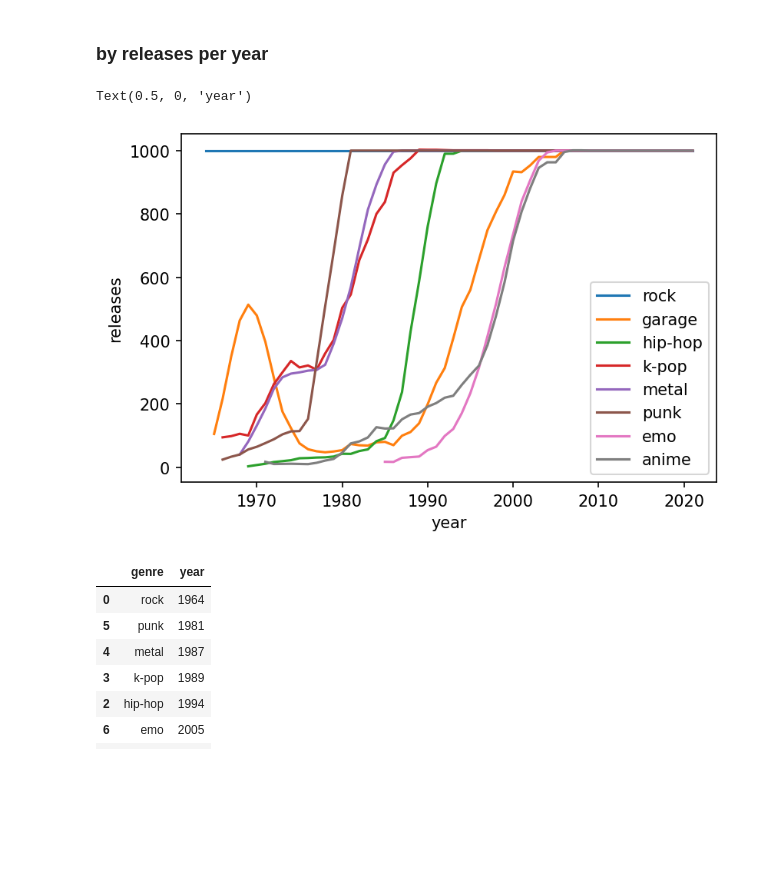
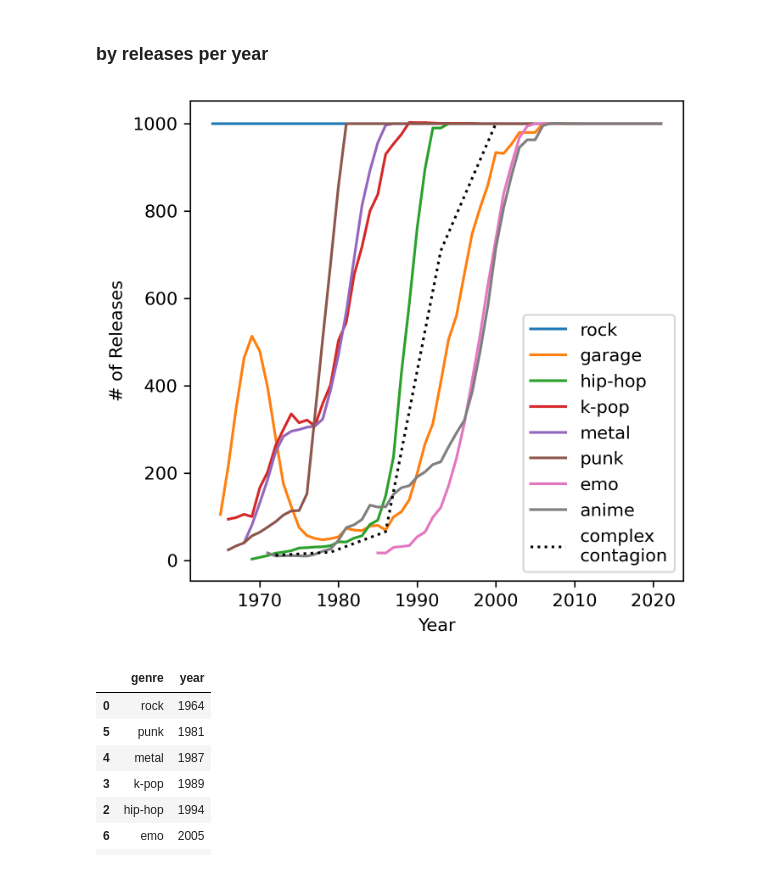
Before and after one commit to graceshaoy/music_trends, a Jupyter notebook: pt2_my_theory.ipynb, the cells around one changed output. Saved outputs shown, nothing was run; the diff lists cells and outputs as text; code cells hidden in the pictures; blank space fills up the shorter version.

```diff
--- a/pt2_my_theory.ipynb
+++ b/pt2_my_theory.ipynb
@@ -29,11 +27,11 @@ importlib.reload(access)
 <module 'access' from 'c:\\Users\\grace\\Desktop\\macs_404_patterns\\music_trends\\access.py'>
 # %%
 import youtube_dl
-import spotipy
-from spotipy.oauth2 import SpotifyClientCredentials
-import lyricsgenius
-import requests
-from rauth import OAuth2Service
+# import spotipy
+# from spotipy.oauth2 import SpotifyClientCredentials
+# import lyricsgenius
+# import requests
+# from rauth import OAuth2Service
 
 import re
 import json
@@ -42,7 +40,7 @@ import numpy as np
 from sklearn.decomposition import PCA
 from sklearn.metrics.pairwise import cosine_similarity
 import matplotlib.pyplot as plt
-plt.rcParams['figure.dpi'] = 150
+plt.rcParams['figure.dpi'] = 300
 import seaborn as sns
 import warnings
 warnings.filterwarnings('ignore')
@@ -91,19 +88,20 @@ for genre in hottopic_genres:
 vars_audio = ['speechiness','acousticness','instrumentalness','tempo','liveness','energy','danceability','loudness']
 
 standarized_dict = {}
+standarized_df = pd.DataFrame()
 for genre in hottopic_genres:
     standarized_dict[genre] = genre_dict[genre][vars_audio].copy().dropna()
     for var in vars_audio:
         standarized_dict[genre][var] = (standarized_dict[genre][var] - standarized_dict[genre][var].mean()) / standarized_dict[genre][var].std()
     standarized_dict[genre]['year'] = genre_dict[genre]['year']
+    standarized_dict[genre]['genre'] = genre
+    standarized_df = pd.concat([standarized_df,standarized_dict[genre]])
 # %%
-# subculture_df = pd.DataFrame()
-# for genre in hottopic_genres:
-#     genre_df = genre_dict[genre].copy()
-#     genre_df['genre'] = genre
-#     subculture_df = pd.concat([subculture_df,genre_df])
-# subculture_df.to_csv('pt2_files\subculture_df.csv')
-subculture_df = pd.read_csv('pt2_files\subculture_df.csv', index_col=0)
+subculture_df = pd.DataFrame()
+for genre in hottopic_genres:
+    genre_df = genre_dict[genre].copy()
+    genre_df['genre'] = genre
+    subculture_df = pd.concat([subculture_df,genre_df])
 subculture_df.head()
 # %% [output]
 |  | artist_name | track_name | popularity | track_id | release_date | year | danceability | energy | key | ... |
@@ -180,15 +149,17 @@ by_count['first_maxed'] = by_count.index.get_level_values(1) - by_count.index.ge
 # by_count = by_count.drop_duplicates()
 # %%
 tracks_by_year = {}
+plt.figure(figsize=(5,5))
 for genre in genre_dict.keys():
     tracks_by_year[genre] = genre_dict[genre].groupby('year').count()['id']
     tracks_by_year[genre].rolling(5).mean().plot(label=genre)
+plt.plot(complex_contagion['relative']+2000, complex_contagion['Infected'], label='complex\ncontagion', color='black',linestyle=':')
 plt.legend()
-plt.ylabel('releases')
-plt.xlabel('year')
+plt.ylabel('# of Releases')
+plt.xlabel('Year')
+plt.savefig('releases.png',bbox_inches = "tight")
 # %% [output]
-Text(0.5, 0, 'year')
-[figure, old version]
+[figure, new version]
 # %%
 pd.DataFrame({'genre':first_maxed.keys(), 'year':first_maxed.values()}).sort_values('year')
 # %% [output]
```
Also changed, not shown: parts of 31 cells of this notebook, 29 other files.
